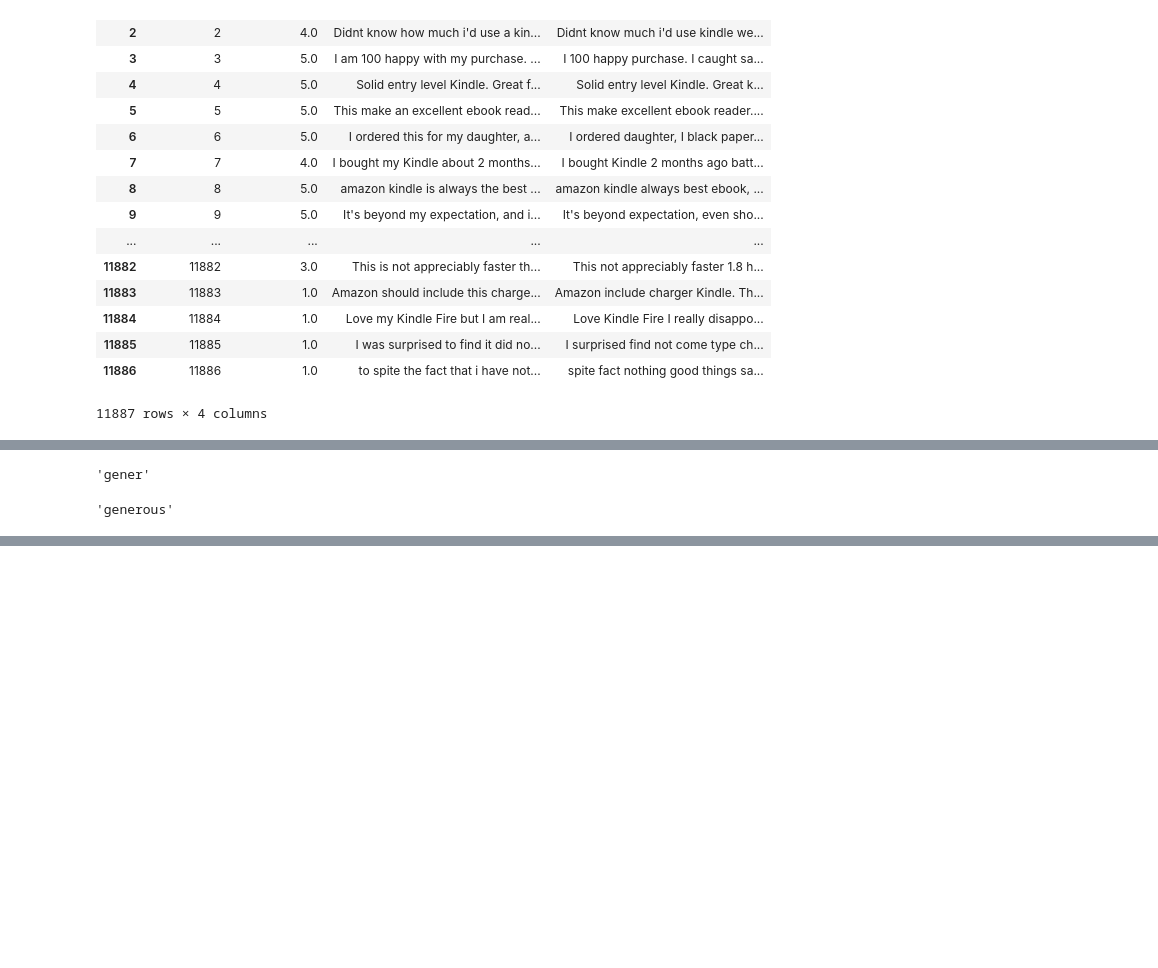
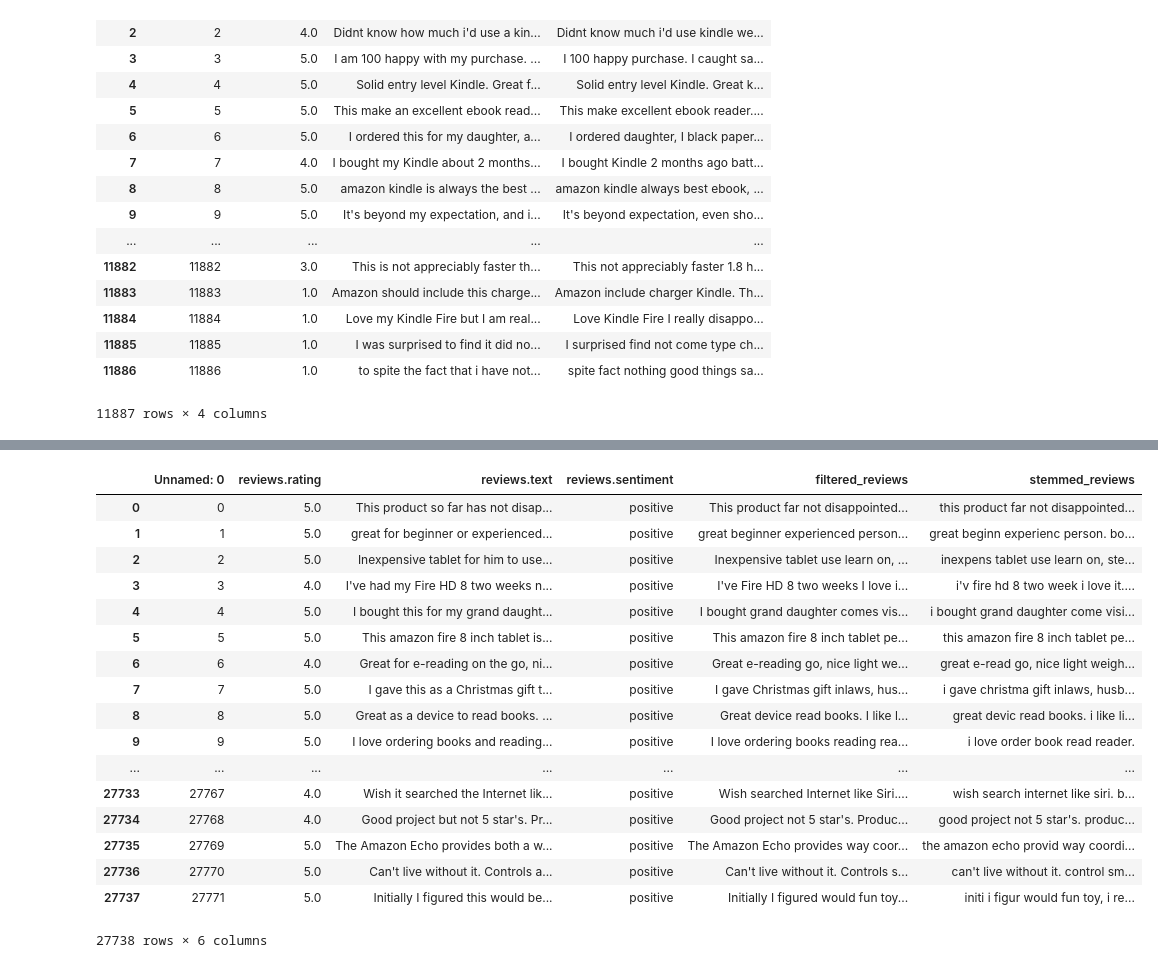
Before and after one commit to machine-learning-2018-2019-fasilkom-ui/Ex-Machina, a Jupyter notebook: ex_machina_wordprep.ipynb, the cells around one changed output, grey strips where cells are left out. Cells and saved outputs as stored; diff of their text form; code cells hidden in the pictures; blank space fills up the shorter version.

```diff
--- a/ex_machina_wordprep.ipynb
+++ b/ex_machina_wordprep.ipynb
@@ -112,3 +74,6 @@ data_test
 11887 rows × 4 columns
 # %%
 data_test.to_csv('filtered_test.csv', index=False)
+# %%
+data_test_w_sent = pd.read_csv('data_test_with_sentiment.csv',  encoding='latin-1')
+data_test_w_sent
@@ -114,0 +99,5 @@ data_test.to_csv('filtered_test.csv', index=False)
+# %%
+filtered_sentences_test_sent = []
+for i,words in enumerate(data_test_w_sent['reviews.text']):
+    filtered = [word for word in words.split() if word not in acc_stopwords]
+    filtered_sentences_test_sent.append(' '.join(filtered))
@@ -123,11 +132,3 @@ stemmer_porter = PorterStemmer()
-# %%
-stemmer_porter.stem('generously')
-# %% [output]
-'gener'
-# %%
-stemmer.stem('generously')
-# %% [output]
-'generous'
 # %%
 stemmed_train = []
 for words in data_train['filtered_reviews']:
@@ -157,6 +158,28 @@ stemmed_train
  'i bought primarili reading, but, tablet abl much more! i listen music, download movi check email. i love it! way better nook!',
  'great tablet price! fast, work great, great sound volume, great pixel screen size',
  ...]
+# %%
+data_train['stemmed_reviews'] = pd.Series(stemmed_train, index=data_train.index)
+data_train
+# %% [output]
+|  | Unnamed: 0 | reviews.rating | reviews.text | reviews.sentiment | filtered_reviews | stemmed_reviews |
+| 0 | 0 | 5.0 | This product so far has not disap... | positive | This product far not disappointed... | this product far not disappointed... |
+| 1 | 1 | 5.0 | great for beginner or experienced... | positive | great beginner experienced person... | great beginn experienc person. bo... |
+| 2 | 2 | 5.0 | Inexpensive tablet for him to use... | positive | Inexpensive tablet use learn on, ... | inexpens tablet use learn on, ste... |
+| 3 | 3 | 4.0 | I've had my Fire HD 8 two weeks n... | positive | I've Fire HD 8 two weeks I love i... | i'v fire hd 8 two week i love it.... |
+| 4 | 4 | 5.0 | I bought this for my grand daught... | positive | I bought grand daughter comes vis... | i bought grand daughter come visi... |
+| 5 | 5 | 5.0 | This amazon fire 8 inch tablet is... | positive | This amazon fire 8 inch tablet pe... | this amazon fire 8 inch tablet pe... |
+| 6 | 6 | 4.0 | Great for e-reading on the go, ni... | positive | Great e-reading go, nice light we... | great e-read go, nice light weigh... |
+| 7 | 7 | 5.0 | I gave this as a Christmas gift t... | positive | I gave Christmas gift inlaws, hus... | i gave christma gift inlaws, husb... |
+| 8 | 8 | 5.0 | Great as a device to read books. ... | positive | Great device read books. I like l... | great devic read books. i like li... |
+| 9 | 9 | 5.0 | I love ordering books and reading... | positive | I love ordering books reading rea... | i love order book read reader. |
+| ... | ... | ... | ... | ... | ... | ... |
+| 27733 | 27767 | 4.0 | Wish it searched the Internet lik... | positive | Wish searched Internet like Siri.... | wish search internet like siri. b... |
+| 27734 | 27768 | 4.0 | Good project but not 5 star's. Pr... | positive | Good project not 5 star's. Produc... | good project not 5 star's. produc... |
+| 27735 | 27769 | 5.0 | The Amazon Echo provides both a w... | positive | The Amazon Echo provides way coor... | the amazon echo provid way coordi... |
+| 27736 | 27770 | 5.0 | Can't live without it. Controls a... | positive | Can't live without it. Controls s... | can't live without it. control sm... |
+| 27737 | 27771 | 5.0 | Initially I figured this would be... | positive | Initially I figured would fun toy... | initi i figur would fun toy, i re... |
+27738 rows × 6 columns
 # %%
 data_train.to_csv('stem_train.csv', index=False)
 # %%
```
Also changed, not shown: parts of 11 cells of this notebook.
